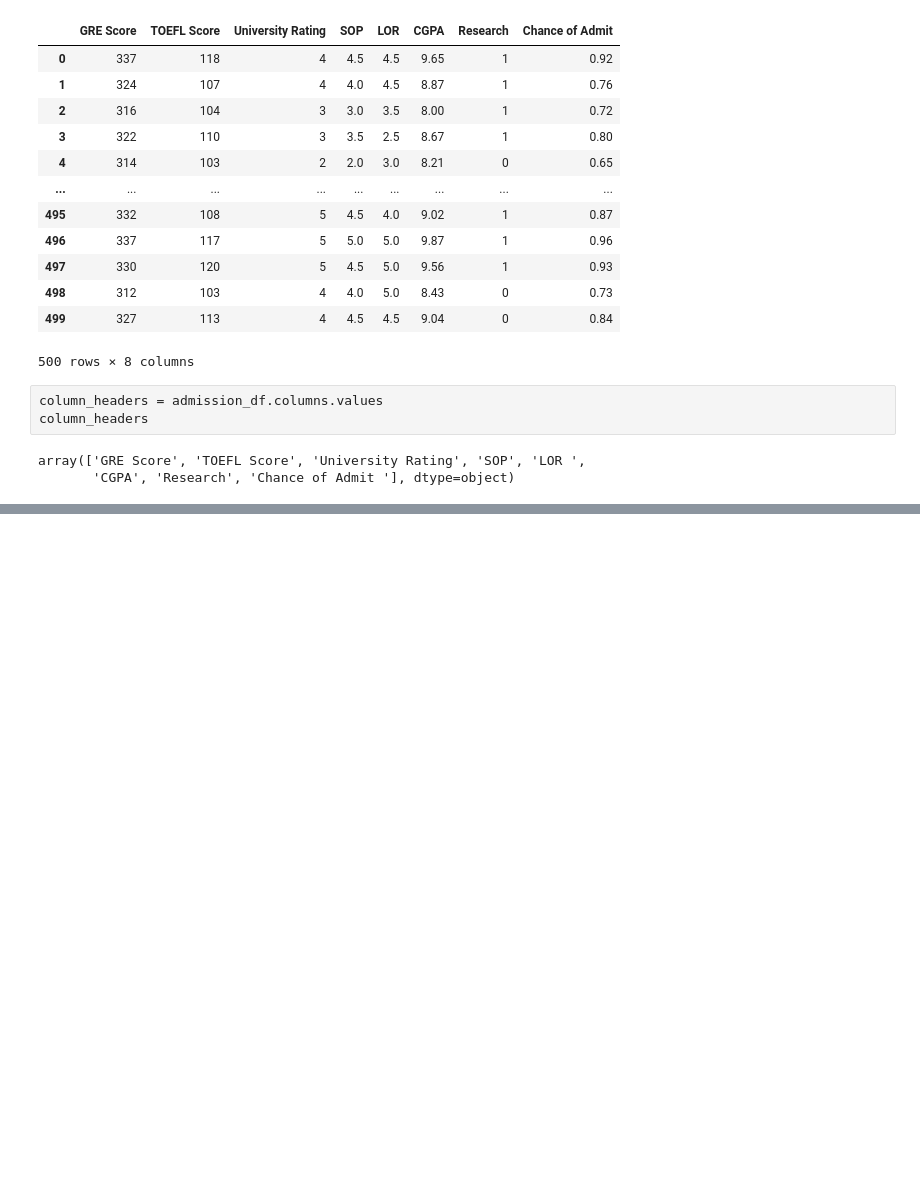
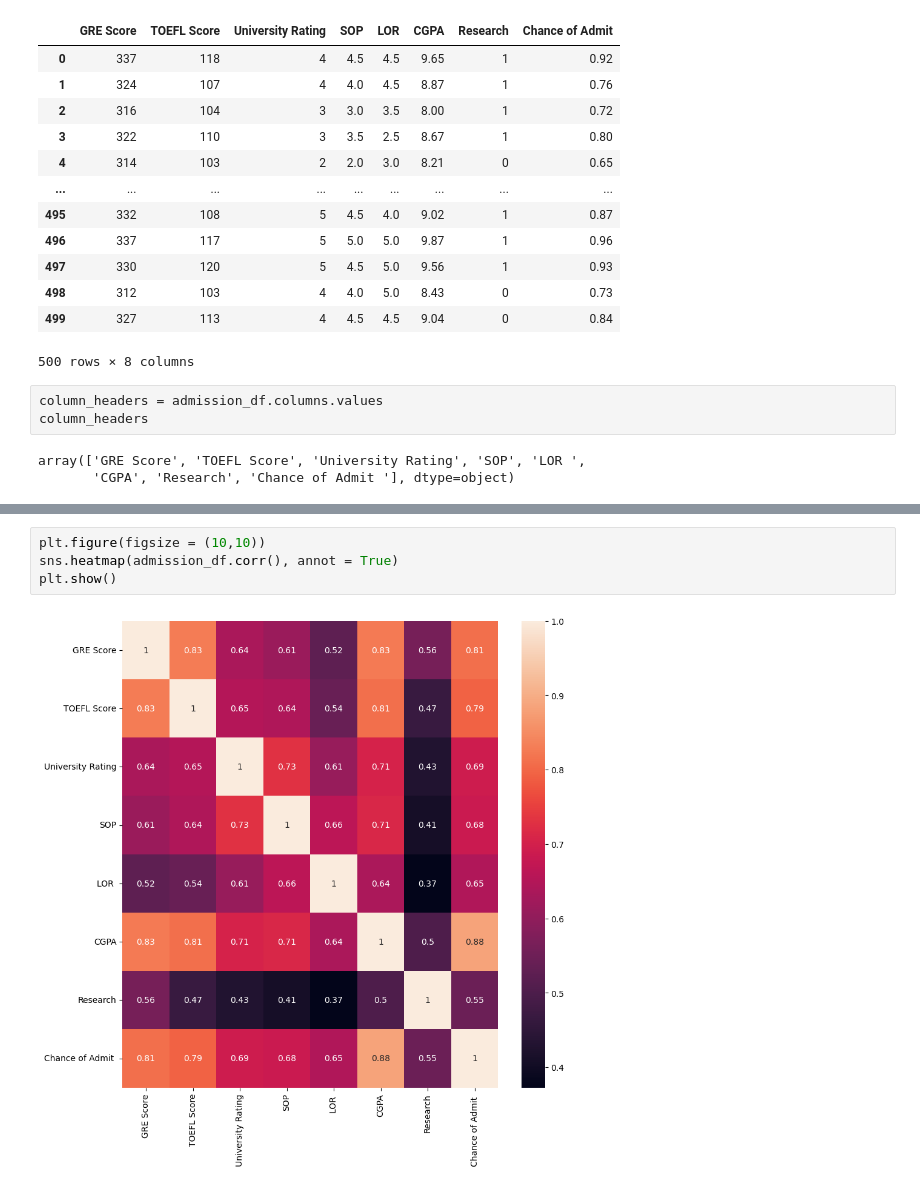
Before and after one commit to AlvaroBishop/GraduateSchoolAcceptancePrediction, a Jupyter notebook: Graduate_Admission_Prediction.ipynb, the cells around one changed output, grey strips where cells are left out. Drawn from its saved outputs; the diff is of its cells as text; blank space fills up the shorter version.

```diff
--- a/Graduate_Admission_Prediction.ipynb
+++ b/Graduate_Admission_Prediction.ipynb
@@ -91,0 +92,6 @@ NameError: name 'column' is not defined
+# %%
+plt.figure(figsize = (10,10))
+sns.heatmap(admission_df.corr(), annot = True)
+plt.show()
+# %% [output]
+[figure, added]
```
Also changed, not shown: parts of 20 cells of this notebook.
